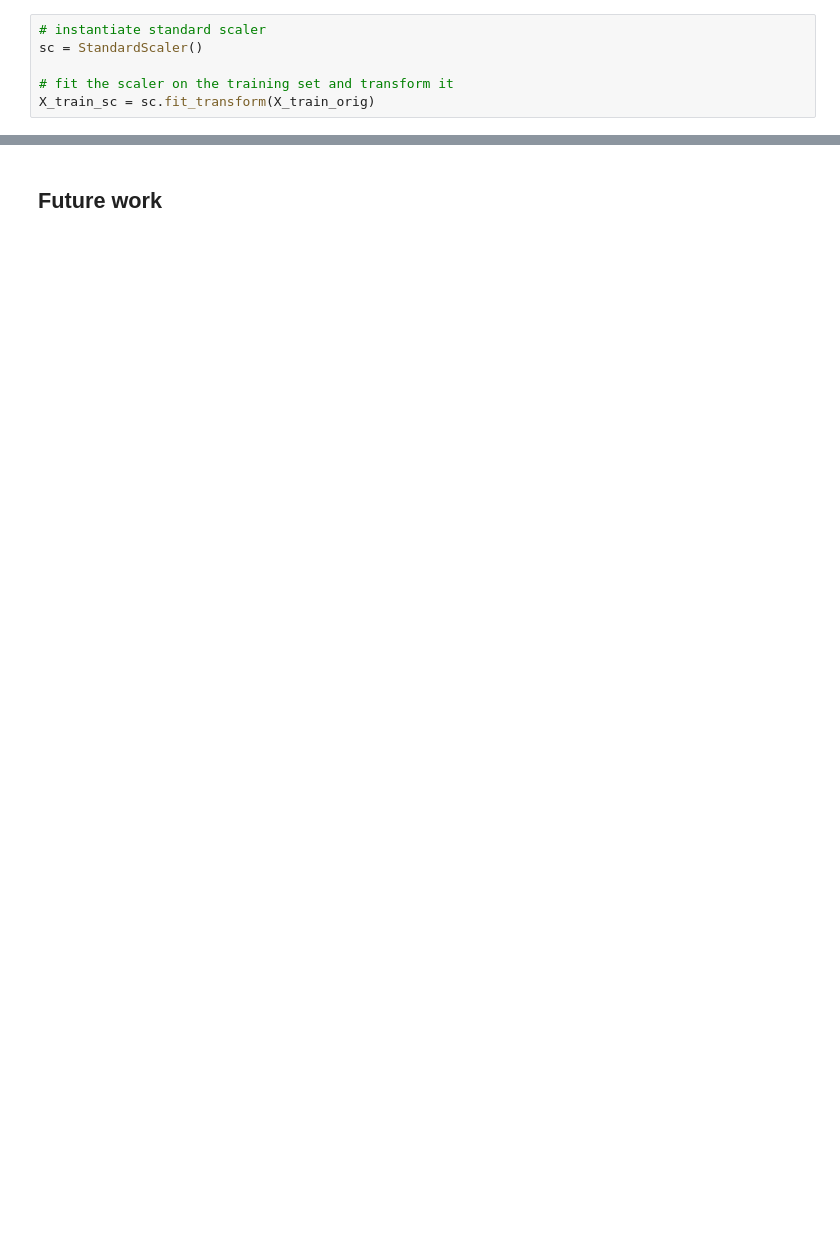
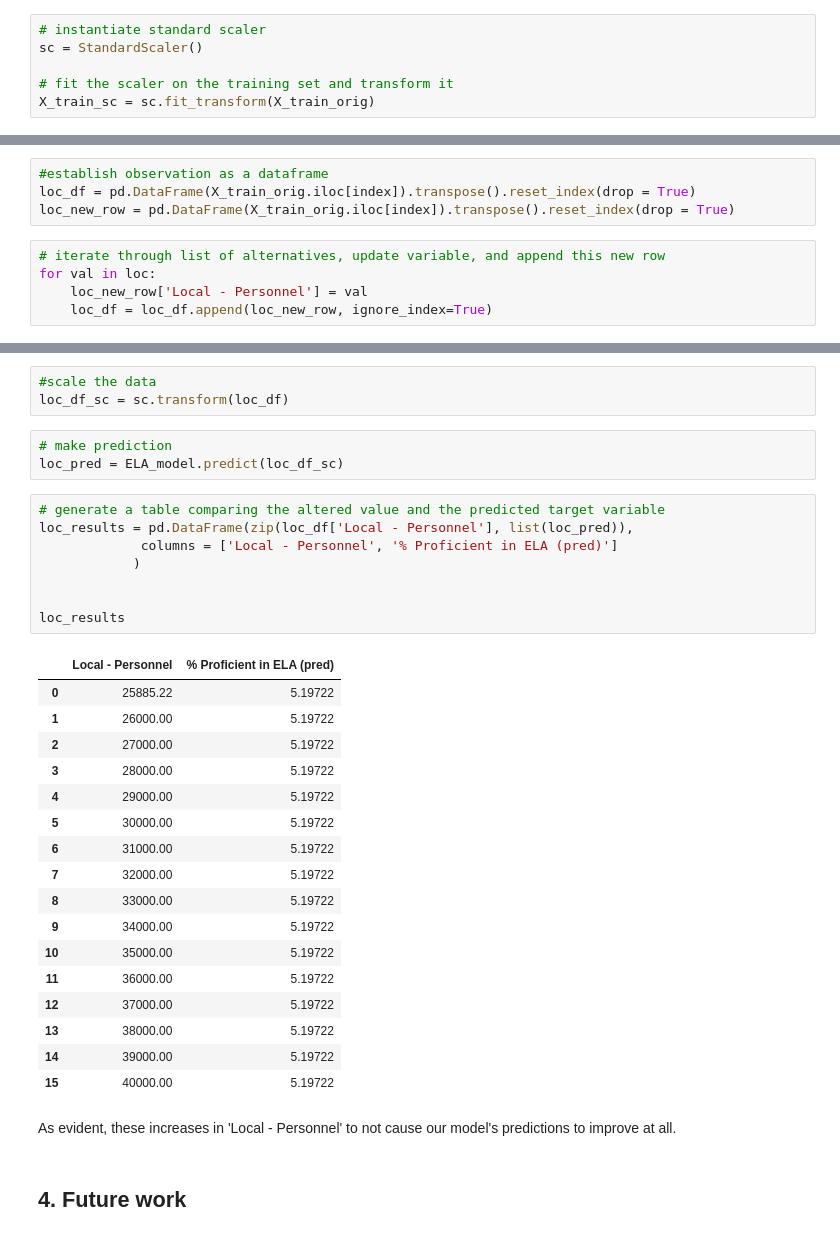
Before and after one commit to cchung106/Capstone-Three, a Jupyter notebook: Notebooks/04_modeling_pt2.ipynb, the cells around one changed output, grey strips where cells are left out. Cells and saved outputs as stored; diff of their text form; blank space fills up the shorter version.

```diff
--- a/Notebooks/04_modeling_pt2.ipynb
+++ b/Notebooks/04_modeling_pt2.ipynb
@@ -333,0 +330,9 @@ pd.DataFrame(zip(att_df['Percent Regular Attendance (All Student)'], list(att_pr
+# %%
+#establish observation as a dataframe
+loc_df = pd.DataFrame(X_train_orig.iloc[index]).transpose().reset_index(drop = True)
+loc_new_row = pd.DataFrame(X_train_orig.iloc[index]).transpose().reset_index(drop = True)
+# %%
+# iterate through list of alternatives, update variable, and append this new row
+for val in loc:
+    loc_new_row['Local - Personnel'] = val
+    loc_df = loc_df.append(loc_new_row, ignore_index=True)
@@ -334,3 +360,38 @@ pd.DataFrame(zip(att_df['Percent Regular Attendance (All Student)'], list(att_pr
+# %%
+#scale the data
+loc_df_sc = sc.transform(loc_df)
+# %%
+# make prediction
+loc_pred = ELA_model.predict(loc_df_sc)
+# %%
+# generate a table comparing the altered value and the predicted target variable
+loc_results = pd.DataFrame(zip(loc_df['Local - Personnel'], list(loc_pred)),
+             columns = ['Local - Personnel', '% Proficient in ELA (pred)']
+            )
+
+
+loc_results
+# %% [output]
+|  | Local - Personnel | % Proficient in ELA (pred) |
+| 0 | 25885.22 | 5.19722 |
+| 1 | 26000.00 | 5.19722 |
+| 2 | 27000.00 | 5.19722 |
+| 3 | 28000.00 | 5.19722 |
+| 4 | 29000.00 | 5.19722 |
+| 5 | 30000.00 | 5.19722 |
+| 6 | 31000.00 | 5.19722 |
+| 7 | 32000.00 | 5.19722 |
+| 8 | 33000.00 | 5.19722 |
+| 9 | 34000.00 | 5.19722 |
+| 10 | 35000.00 | 5.19722 |
+| 11 | 36000.00 | 5.19722 |
+| 12 | 37000.00 | 5.19722 |
+| 13 | 38000.00 | 5.19722 |
+| 14 | 39000.00 | 5.19722 |
+| 15 | 40000.00 | 5.19722 |
+# %% [markdown]
+As evident, these increases in 'Local - Personnel' to not cause our model's predictions to improve at all.
 # %% [markdown]
-## Future work
+<a id='section4'></a>
+## 4. Future work
 # %% [markdown]
```
Also changed, not shown: parts of 66 cells of this notebook.
